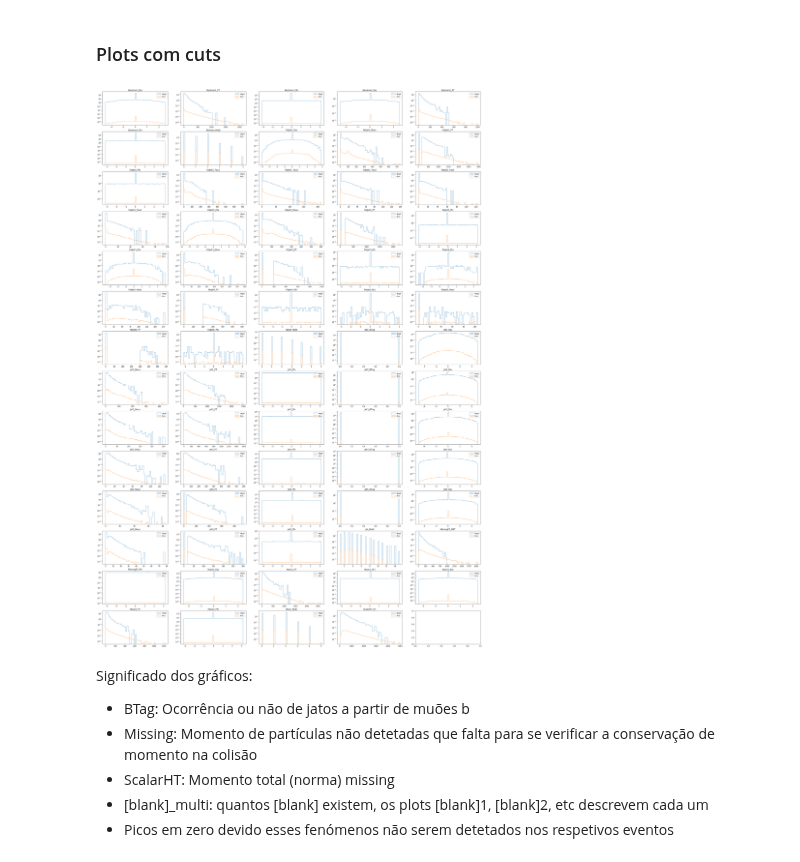
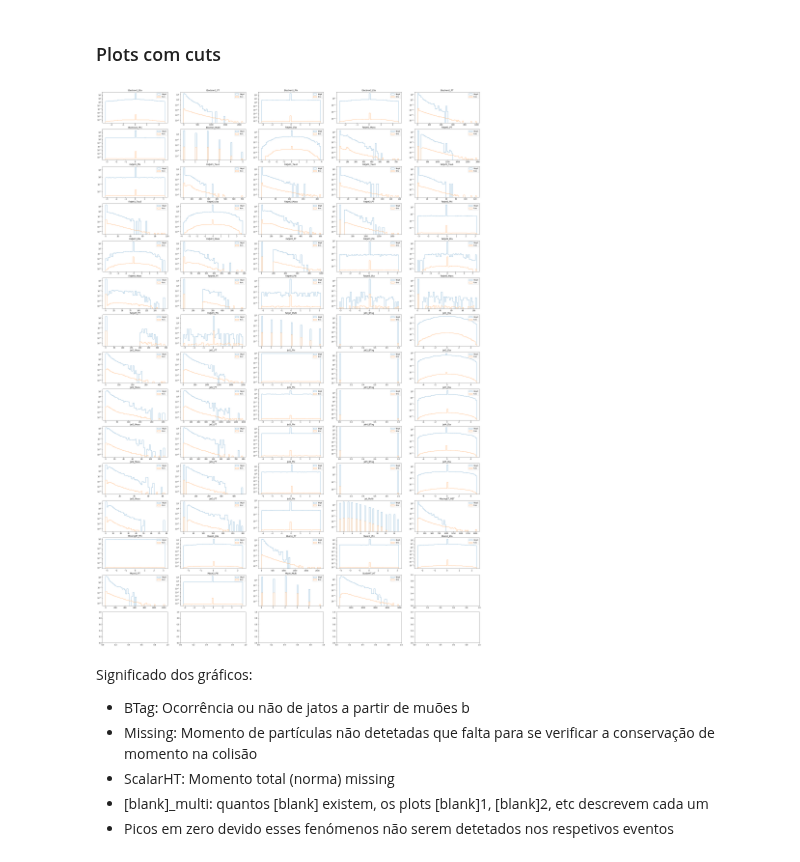
Before and after one commit to GilbertoCunha/LHC-VLQ-Classifier, a Jupyter notebook: Bkgd-Signal-Classifier/DataVisualization.ipynb, the cells around one changed output. Cells and saved outputs as stored; diff of their text form; code cells hidden in the pictures.

```diff
--- a/Bkgd-Signal-Classifier/DataVisualization.ipynb
+++ b/Bkgd-Signal-Classifier/DataVisualization.ipynb
@@ -63,6 +63,11 @@ def merge_files(path="", form="csv", del_cols=[], btag_cols=[], lepton_cols=[],
         # Sort dos dataframes
         df.sort_index(axis=1, inplace=True)
 
+        # Adicionar sample aos dados
+        sample = file.split('/')[-1].split('.')[0]
+        # print(f"Sample: {sample}")
+        df["Sample"] = sample
+
         # Filtrar os eventos da sample
         if cut:
             drop_list = [i for i in range(len(df)) if not filter_event(df.loc[i], btag_cols, lepton_cols)]
@@ -213,32 +207,33 @@ fcnc_data.describe()
 # %%
 # Variáveis de ajuste dos plots
 num_cols, bins = 5, 50
 
 # Criar os plots
 num_rows = int(np.ceil((len(list(fcnc_data.columns)) - 1) / num_cols))
 fig, axs = plt.subplots(num_rows, num_cols, figsize=(40, 60))
 
 # Iterar e plotar cada coluna de dados
+ignore_cols = ["gen_weights", "Label", "Sample"]
 for i, column in enumerate(fcnc_data.columns):
-    if fcnc_data.columns[i] != "gen_weights" and fcnc_data.columns[i] != "Label":
+    if fcnc_data.columns[i] not in ignore_cols:
         # Definir a range do histograma
         hist_min = min(fcnc_data[column].min(), bkgd_data[column].min())
         hist_max = max(fcnc_data[column].max(), bkgd_data[column].max())
         hist_range = (hist_min, hist_max)
 
         # Dar plot aos dados
         row, col = int(i/num_cols), i%num_cols
         axs[row, col].set_title(fcnc_data.columns[i])
         axs[row, col].hist(bkgd_data[column], bins=50, label="bkgd", alpha=0.8, range=hist_range,
                            weights=bkgd_data["gen_weights"], histtype='step')
         axs[row, col].hist(fcnc_data[column], bins=50, label="fcnc", alpha=0.8, range=hist_range,
                            weights=fcnc_data["gen_weights"], histtype='step')
         axs[row, col].set_yscale("log")
         axs[row, col].legend()
 
 plt.show()
 # %% [output]
-[figure, old version]
+[figure, new version]
 # %% [markdown]
 Significado dos gráficos:
 - BTag: Ocorrência ou não de jatos a partir de muões b
```
Also changed, not shown: parts of 3 cells of this notebook, 1 other file.
